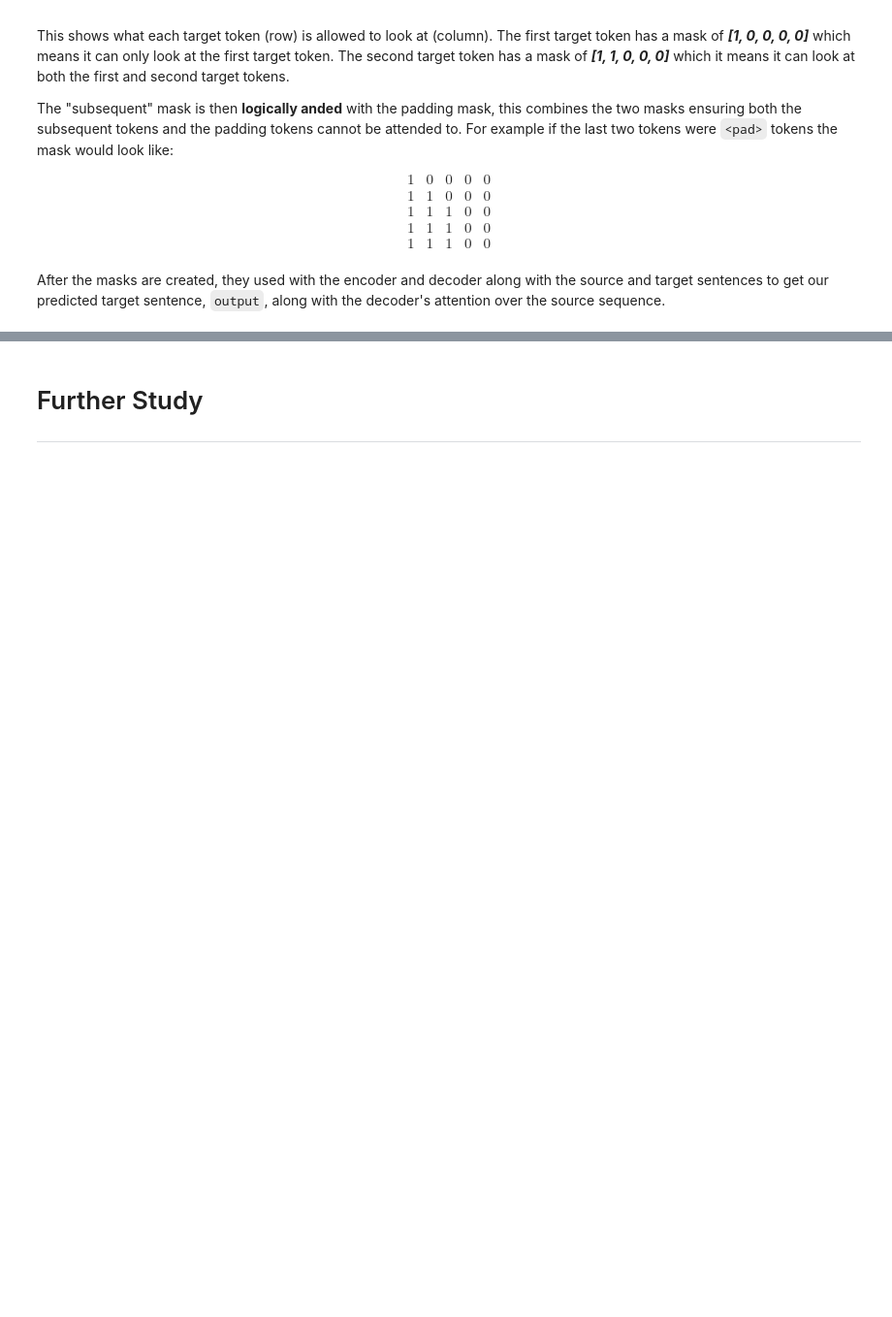
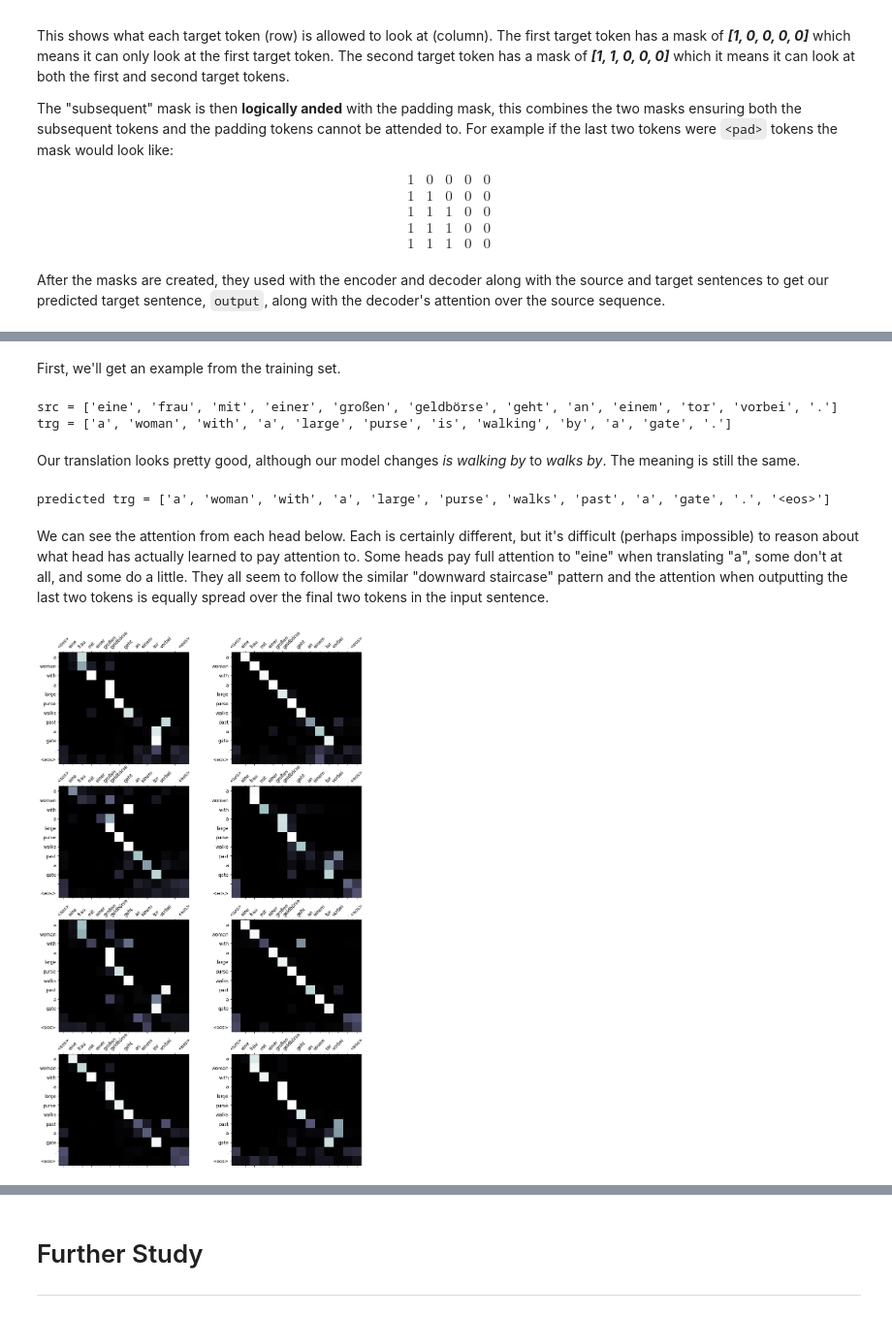
Before and after one commit to nickmnt/data, a Jupyter notebook: pytorch/implementations/AttentionIsAllYouNeed.ipynb, the cells around one changed output, grey strips where cells are left out. Shown at 97% size. Saved outputs shown, nothing was run; the diff lists cells and outputs as text; code cells hidden in the pictures; blank space fills up the shorter version.

```diff
--- a/pytorch/implementations/AttentionIsAllYouNeed.ipynb
+++ b/pytorch/implementations/AttentionIsAllYouNeed.ipynb
@@ -481,0 +796,6 @@ class Seq2Seq(nn.Module):
+# %%
+model.load_state_dict(torch.load('tut6-model.pt'))
+
+test_loss = evaluate(model, test_iterator, criterion)
+
+print(f'| Test Loss: {test_loss:.3f} | Test PPL: {math.exp(test_loss):7.3f} |')
@@ -481,0 +871,52 @@ class Seq2Seq(nn.Module):
+# %%
+def display_attention(sentence, translation, attention, n_heads = 8, n_rows = 4, n_cols = 2):
+
+    assert n_rows * n_cols == n_heads
+
+    fig = plt.figure(figsize=(15,25))
+
+    for i in range(n_heads):
+
+        ax = fig.add_subplot(n_rows, n_cols, i+1)
+
+        _attention = attention.squeeze(0)[i].cpu().detach().numpy()
+
+        cax = ax.matshow(_attention, cmap='bone')
+
+        ax.tick_params(labelsize=12)
+        ax.set_xticklabels(['']+['<sos>']+[t.lower() for t in sentence]+['<eos>'],
+                           rotation=45)
+        ax.set_yticklabels(['']+translation)
+
+        ax.xaxis.set_major_locator(ticker.MultipleLocator(1))
+        ax.yaxis.set_major_locator(ticker.MultipleLocator(1))
+
+    plt.show()
+    plt.close()
+# %% [markdown]
+First, we'll get an example from the training set.
+# %%
+example_idx = 8
+
+src = vars(train_data.examples[example_idx])['src']
+trg = vars(train_data.examples[example_idx])['trg']
+
+print(f'src = {src}')
+print(f'trg = {trg}')
+# %% [output]
+src = ['eine', 'frau', 'mit', 'einer', 'großen', 'geldbörse', 'geht', 'an', 'einem', 'tor', 'vorbei', '.']
+trg = ['a', 'woman', 'with', 'a', 'large', 'purse', 'is', 'walking', 'by', 'a', 'gate', '.']
+# %% [markdown]
+Our translation looks pretty good, although our model changes *is walking by* to *walks by*. The meaning is still the same.
+# %%
+translation, attention = translate_sentence(src, SRC, TRG, model, device)
+
+print(f'predicted trg = {translation}')
+# %% [output]
+predicted trg = ['a', 'woman', 'with', 'a', 'large', 'purse', 'walks', 'past', 'a', 'gate', '.', '<eos>']
+# %% [markdown]
+We can see the attention from each head below. Each is certainly different, but it's difficult (perhaps impossible) to reason about what head has actually learned to pay attention to. Some heads pay full attention to "eine" when translating "a", some don't at all, and some do a little. They all seem to follow the similar "downward staircase" pattern and the attention when outputting the last two tokens is equally spread over the final two tokens in the input sentence.
+# %%
+display_attention(src, translation, attention)
+# %% [output]
+[figure, added]
```
Also changed, not shown: parts of 66 cells of this notebook.
